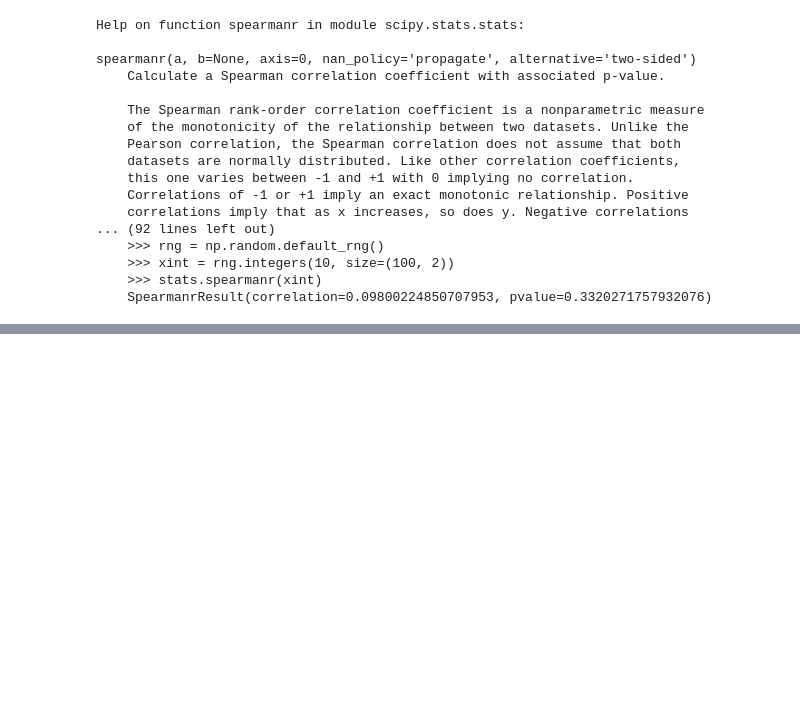
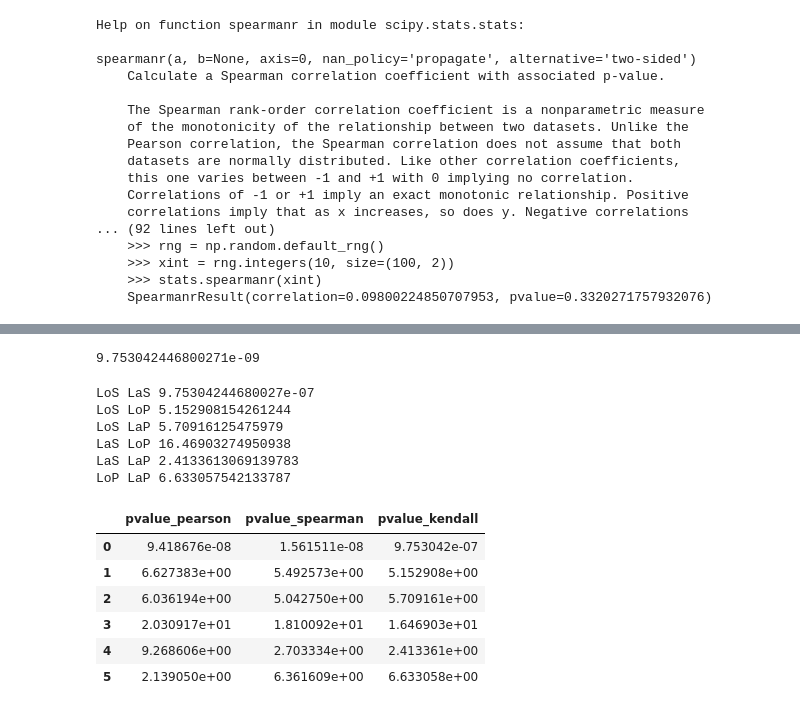
Before and after one commit to kolekeita/Travaux-pratiques-en-Machine-Learning, a Jupyter notebook: Iris_Fleur/Untitled.ipynb, the cells around one changed output, grey strips where cells are left out. Cells and saved outputs as stored; diff of their text form; code cells hidden in the pictures; blank space fills up the shorter version.

```diff
--- a/Iris_Fleur/Untitled.ipynb
+++ b/Iris_Fleur/Untitled.ipynb
@@ -255,0 +256,4 @@ spearmanr(seto['LoS'],seto['LaS']).pvalue
+# %%
+for i in range(0,3):
+    for j in range(i+1,4):
+        print(Nom_var[i],Nom_var[j],spearmanr(seto[Nom_var[i]],seto[Nom_var[j]]).pvalue*100)
@@ -255,0 +287,39 @@ spearmanr(seto['LoS'],seto['LaS']).pvalue
+# %%
+kendalltau(seto['LoS'],seto['LaS']).pvalue
+# %% [output]
+9.753042446800271e-09
+# %%
+for i in range(0,3):
+    for j in range(i+1,4):
+        print(Nom_var[i],Nom_var[j],kendalltau(seto[Nom_var[i]],seto[Nom_var[j]]).pvalue*100)
+# %% [output]
+LoS LaS 9.75304244680027e-07
+LoS LoP 5.152908154261244
+LoS LaP 5.70916125475979
+LaS LoP 16.46903274950938
+LaS LaP 2.4133613069139783
+LoP LaP 6.633057542133787
+# %%
+pear=[]
+spea=[]
+kend=[]
+for i in range(0,3):
+    for j in range(i+1,4):
+        pear.append(pearsonr(seto[Nom_var[i]],seto[Nom_var[j]])[1]*100)
+        spea.append(spearmanr(seto[Nom_var[i]],seto[Nom_var[j]]).pvalue*100)
+        kend.append(kendalltau(seto[Nom_var[i]],seto[Nom_var[j]]).pvalue*100)
+
+Dt=pd.DataFrame({
+    'pvalue_pearson':pear,
+    'pvalue_spearman': spea,
+    'pvalue_kendall':kend
+})
+Dt
+# %% [output]
+|  | pvalue_pearson | pvalue_spearman | pvalue_kendall |
+| 0 | 9.418676e-08 | 1.561511e-08 | 9.753042e-07 |
+| 1 | 6.627383e+00 | 5.492573e+00 | 5.152908e+00 |
+| 2 | 6.036194e+00 | 5.042750e+00 | 5.709161e+00 |
+| 3 | 2.030917e+01 | 1.810092e+01 | 1.646903e+01 |
+| 4 | 9.268606e+00 | 2.703334e+00 | 2.413361e+00 |
+| 5 | 2.139050e+00 | 6.361609e+00 | 6.633058e+00 |
```
Also changed, not shown: parts of 4 cells of this notebook.
